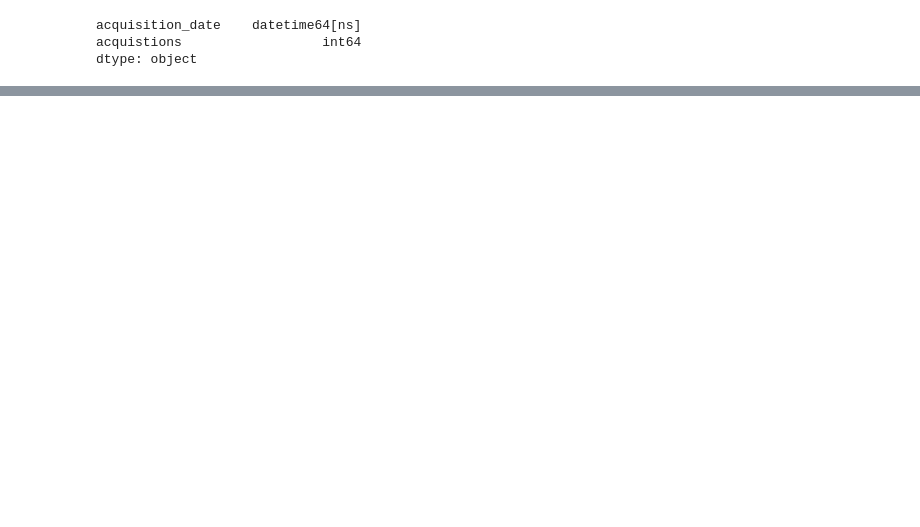
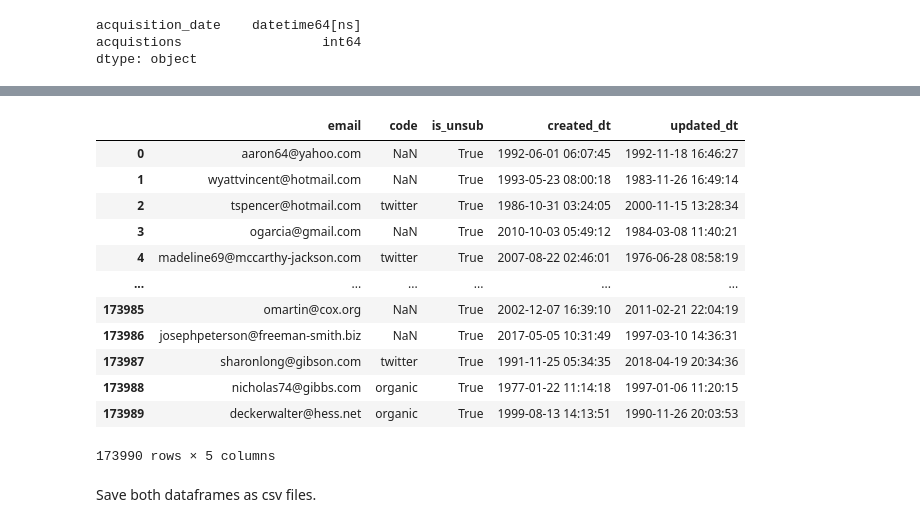
Before and after one commit to leighannajo/Data-Engineer-Exercise, a Jupyter notebook: ExerciseNotebook.ipynb, the cells around one changed output, grey strips where cells are left out. Drawn from its saved outputs; the diff is of its cells as text; code cells hidden in the pictures; blank space fills up the shorter version.

```diff
--- a/ExerciseNotebook.ipynb
+++ b/ExerciseNotebook.ipynb
@@ -380 +432,19 @@ dtype: object
+# %%
+df_final
+# %% [output]
+|  | email | code | is_unsub | created_dt | updated_dt |
+| 0 | aaron64@yahoo.com | NaN | True | 1992-06-01 06:07:45 | 1992-11-18 16:46:27 |
+| 1 | wyattvincent@hotmail.com | NaN | True | 1993-05-23 08:00:18 | 1983-11-26 16:49:14 |
+| 2 | tspencer@hotmail.com | twitter | True | 1986-10-31 03:24:05 | 2000-11-15 13:28:34 |
+| 3 | ogarcia@gmail.com | NaN | True | 2010-10-03 05:49:12 | 1984-03-08 11:40:21 |
+| 4 | madeline69@mccarthy-jackson.com | twitter | True | 2007-08-22 02:46:01 | 1976-06-28 08:58:19 |
+| ... | ... | ... | ... | ... | ... |
+| 173985 | omartin@cox.org | NaN | True | 2002-12-07 16:39:10 | 2011-02-21 22:04:19 |
+| 173986 | josephpeterson@freeman-smith.biz | NaN | True | 2017-05-05 10:31:49 | 1997-03-10 14:36:31 |
+| 173987 | sharonlong@gibson.com | twitter | True | 1991-11-25 05:34:35 | 2018-04-19 20:34:36 |
+| 173988 | nicholas74@gibbs.com | organic | True | 1977-01-22 11:14:18 | 1997-01-06 11:20:15 |
+| 173989 | deckerwalter@hess.net | organic | True | 1999-08-13 14:13:51 | 1990-11-26 20:03:53 |
+173990 rows × 5 columns
+# %% [markdown]
+Save both dataframes as csv files.
 # %%
```
Also changed, not shown: parts of 36 cells of this notebook, 2 other files.
